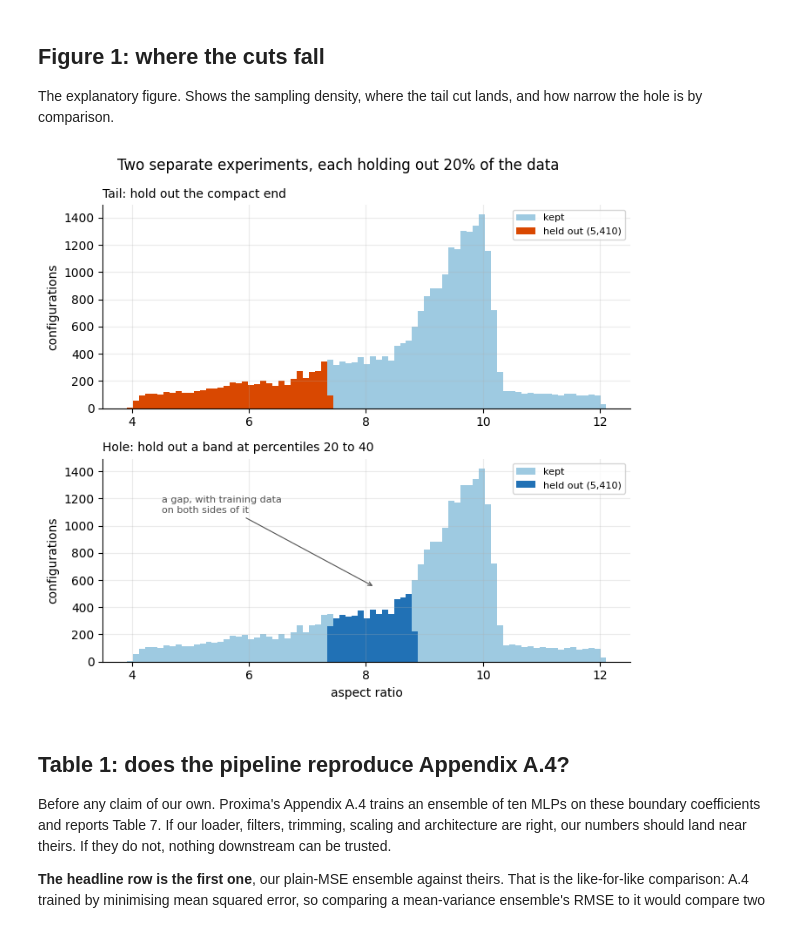
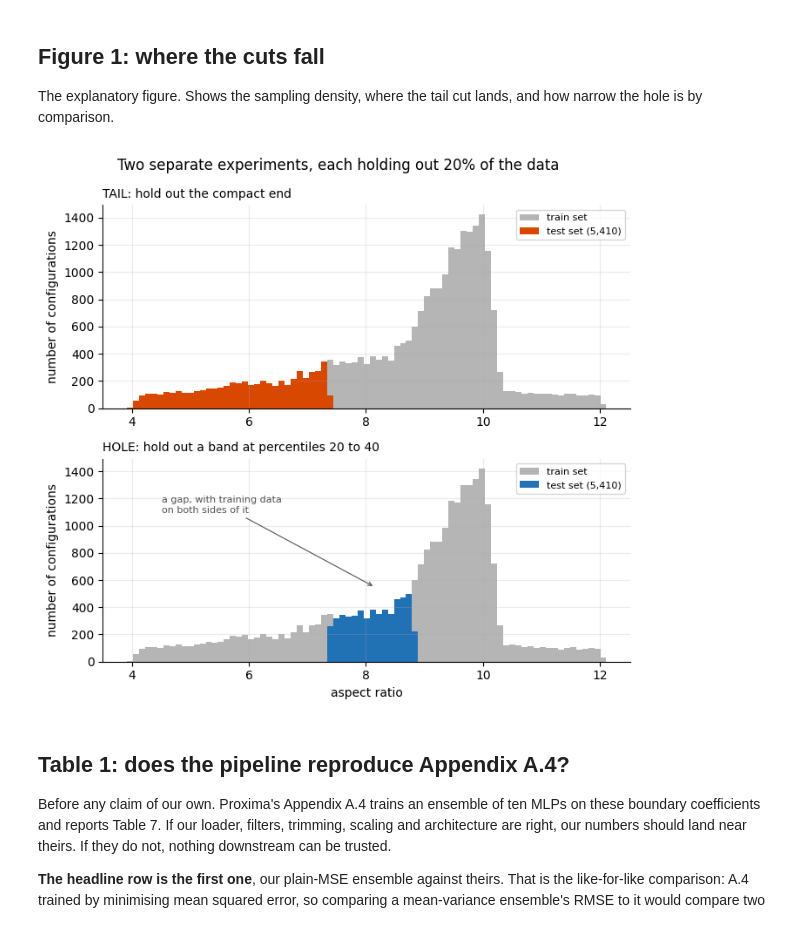
Before and after one commit to cecanelo/ConStelleration, a Jupyter notebook: notebooks/figures.ipynb, the cells around one changed output. Cells and saved outputs as stored; diff of their text form; code cells hidden in the pictures.

```diff
--- a/notebooks/figures.ipynb
+++ b/notebooks/figures.ipynb
@@ -92,9 +93,9 @@ everywhere, which matters more than any individual choice.
 # %%
 # One width for every figure, so the saved PNGs line up when several are shown
 # together. Heights still vary with content.
-FIG_WIDTH = 711
+FIG_WIDTH = 7
 
-COLOR_TRAIN = '#9ecae1'
+COLOR_TRAIN =  '#969696' # matches COLOR_NEUTRAL, the in-region color used in cell 37
 COLOR_TAIL = '#d94801'
 COLOR_HOLE = '#2171b5'
 COLOR_ALEATORIC = '#6a51a3'
@@ -139,39 +140,39 @@ _, hole_test = hole_split(axis, TEST_FRACTION, HOLE_CENTRE)
 
 fig, (ax_tail, ax_hole) = plt.subplots(2, 1, sharex=False, figsize=(FIG_WIDTH, 6.5))
 bins = np.linspace(axis.min(), axis.max(), 80)
 
 panels = [
-    (ax_tail, tail_test, COLOR_TAIL, 'Tail: hold out the compact end'),
-    (ax_hole, hole_test, COLOR_HOLE, 'Hole: hold out a band at percentiles 20 to 40'),
+    (ax_tail, tail_test, COLOR_TAIL, 'TAIL: hold out the compact end'),
+    (ax_hole, hole_test, COLOR_HOLE, 'HOLE: hold out a band at percentiles 20 to 40'),
 ]
 
 for ax, test_mask, color, title in panels:
-    ax.hist(axis, bins=bins, color=COLOR_TRAIN, label='kept')
-    ax.hist(axis[test_mask], bins=bins, color=color, label=f'held out ({test_mask.sum():,})')
-    ax.set_ylabel('configurations')
+    ax.hist(axis, bins=bins, color=COLOR_TRAIN, label='train set', alpha=0.7)
+    ax.hist(axis[test_mask], bins=bins, color=color, label=f'test set ({test_mask.sum():,})')
+    ax.set_ylabel('number of configurations')
     ax.set_title(title, fontsize=10, loc='left')
     ax.legend(fontsize=8)
 
 # Tip height derived from the bars so it lands on them rather than above.
 hole_counts, _ = np.histogram(axis[hole_test], bins=bins)
 
 ax_hole.annotate(
     'a gap, with training data\non both sides of it',
     xy=(axis[hole_test].mean(), hole_counts.max() * 1.10),
     xytext=(axis.min() + 0.6, hole_counts.max() * 2.2),
     fontsize=8,
     color=COLOR_NEUTRAL,
     arrowprops={'arrowstyle': '->', 'color': COLOR_NEUTRAL, 'lw': 0.8},
 )
 
 
 ax_hole.set_xlabel('aspect ratio')
 fig.suptitle('Two separate experiments, each holding out 20% of the data')
 fig.tight_layout()
 
 keep(fig, 'split_design')
 # %% [output]
-[figure, old version]
+[figure, new version]
 # %% [markdown]
 ## Table 1: does the pipeline reproduce Appendix A.4?
 
```
Also changed, not shown: parts of 17 cells of this notebook, 30 other files.
